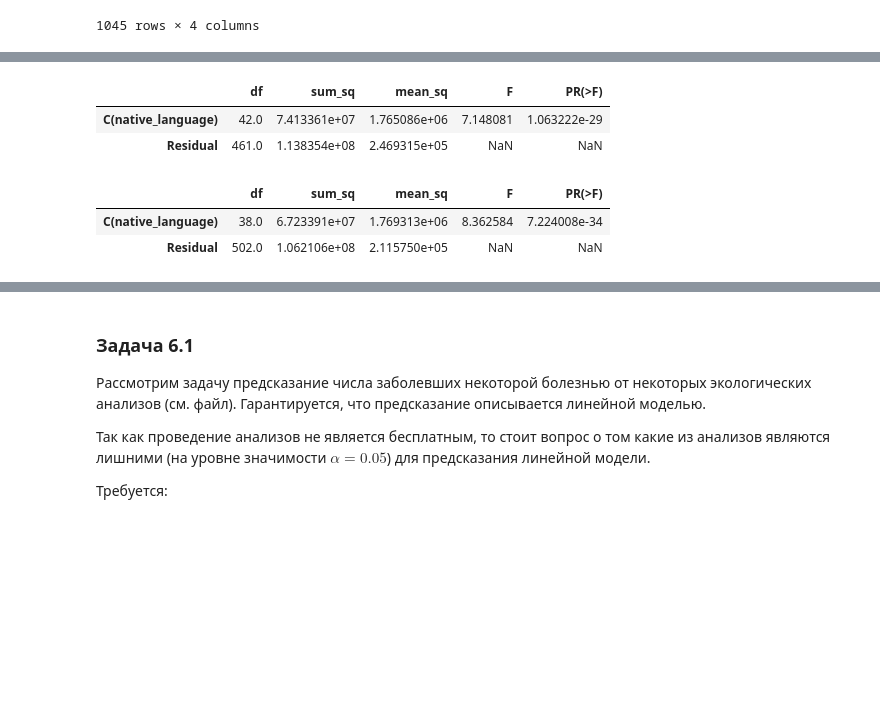
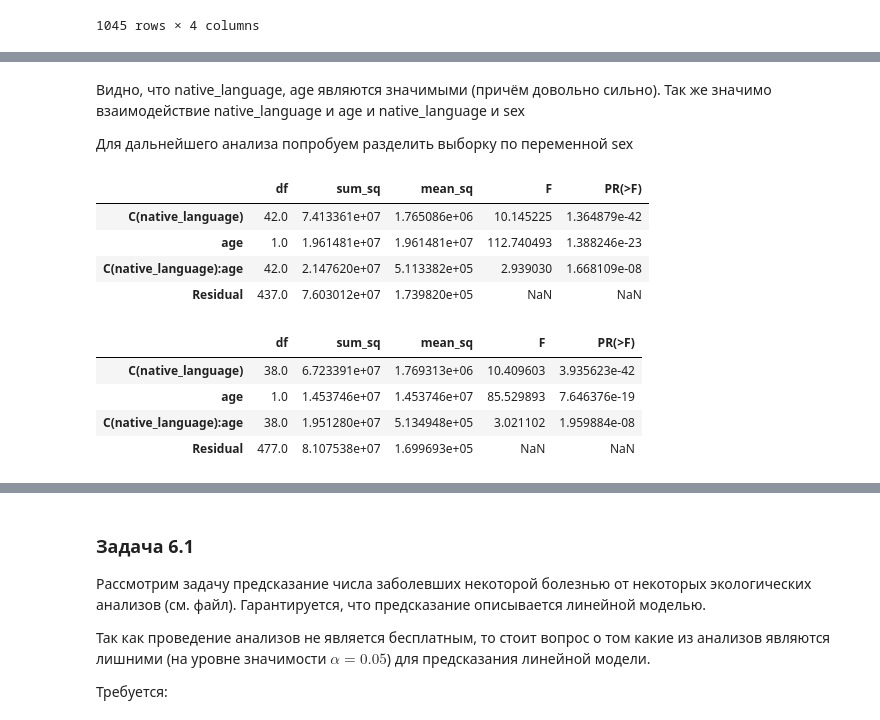
Before and after one commit to Alexuserx/Stats, a Jupyter notebook: Lab1/Stats_lab1.ipynb, the cells around one changed output, grey strips where cells are left out. Saved outputs shown, nothing was run; the diff lists cells and outputs as text; code cells hidden in the pictures; blank space fills up the shorter version.

```diff
--- a/Lab1/Stats_lab1.ipynb
+++ b/Lab1/Stats_lab1.ipynb
@@ -876,16 +877,24 @@ result[result['PR(>F)']<0.15].sort_values(by='PR(>F)')
+# %% [markdown]
+Видно, что native_language, age являются значимыми (причём довольно сильно). Так же значимо взаимодействие native_language и age и native_language и sex
+
+Для дальнейшего анализа попробуем разделить выборку по переменной sex
 # %%
-lm = ols('zero_crossing_count ~ C(native_language)', data=data[data['sex']=='female']).fit()
+lm = ols('zero_crossing_count ~ C(native_language)*age', data=data[data['sex']=='female']).fit()
 result = sm.stats.anova_lm(lm, typ=1)
 result
 # %% [output]
 |  | df | sum_sq | mean_sq | F | PR(>F) |
-| C(native_language) | 42.0 | 7.413361e+07 | 1.765086e+06 | 7.148081 | 1.063222e-29 |
-| Residual | 461.0 | 1.138354e+08 | 2.469315e+05 | NaN | NaN |
+| C(native_language) | 42.0 | 7.413361e+07 | 1.765086e+06 | 10.145225 | 1.364879e-42 |
+| age | 1.0 | 1.961481e+07 | 1.961481e+07 | 112.740493 | 1.388246e-23 |
+| C(native_language):age | 42.0 | 2.147620e+07 | 5.113382e+05 | 2.939030 | 1.668109e-08 |
+| Residual | 437.0 | 7.603012e+07 | 1.739820e+05 | NaN | NaN |
 # %%
-lm = ols('zero_crossing_count ~ C(native_language)', data=data[data['sex']=='male']).fit()
+lm = ols('zero_crossing_count ~ C(native_language)*age', data=data[data['sex']=='male']).fit()
 result = sm.stats.anova_lm(lm, typ=1)
 result
 # %% [output]
 |  | df | sum_sq | mean_sq | F | PR(>F) |
-| C(native_language) | 38.0 | 6.723391e+07 | 1.769313e+06 | 8.362584 | 7.224008e-34 |
-| Residual | 502.0 | 1.062106e+08 | 2.115750e+05 | NaN | NaN |
+| C(native_language) | 38.0 | 6.723391e+07 | 1.769313e+06 | 10.409603 | 3.935623e-42 |
+| age | 1.0 | 1.453746e+07 | 1.453746e+07 | 85.529893 | 7.646376e-19 |
+| C(native_language):age | 38.0 | 1.951280e+07 | 5.134948e+05 | 3.021102 | 1.959884e-08 |
+| Residual | 477.0 | 8.107538e+07 | 1.699693e+05 | NaN | NaN |
```
Also changed, not shown: parts of 55 cells of this notebook.
